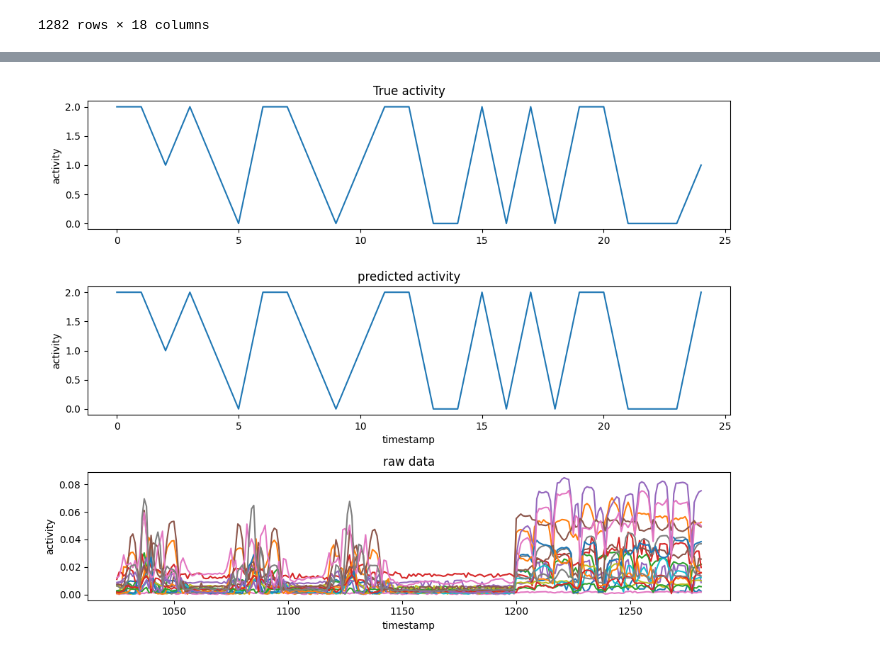
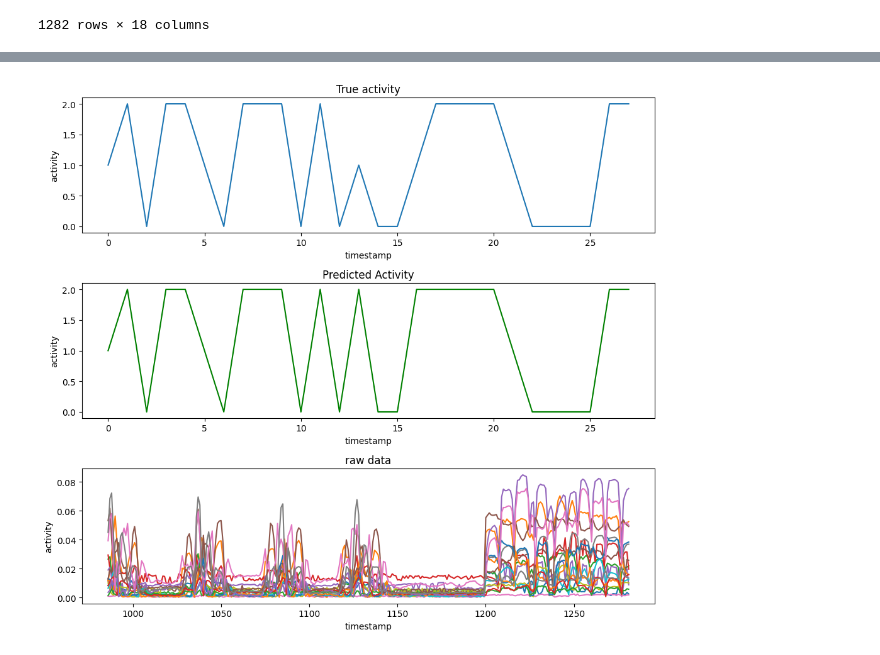
Before and after one commit to htsago/Sensorprobe, a Jupyter notebook: model_new.ipynb, the cells around one changed output, grey strips where cells are left out. Saved outputs shown, nothing was run; the diff lists cells and outputs as text; code cells hidden in the pictures.

```diff
--- a/model_new.ipynb
+++ b/model_new.ipynb
@@ -131,6 +137,14 @@ print(len(X_test))
+# %%
+X_train = np.array(X_train)
+X_test = np.array(X_test)
 # %%
 # Standardize features
 scaler = StandardScaler()
 X_train = scaler.fit_transform(X_train.reshape(-1, X.shape[1])).reshape(X_train.shape)
 X_test = scaler.transform(X_test.reshape(-1, X.shape[1])).reshape(X_test.shape)
+# %%
+X_train = np.array(X_train)
+y_train = np.array(y_train)
+X_test = np.array(X_test)
+y_test = np.array(y_test)
 # %%
@@ -143,3 +157,11 @@ model.add(Dense(num_classes, activation='softmax'))
+# %%
+# Build LSTM model
+import tensorflow as tf
+model = tf.keras.Sequential()
+model.add(tf.keras.layers.LSTM(32, input_shape=(window_size, X_train.shape[2]), return_sequences=True, activation='relu'))
+model.add(tf.keras.layers.Dropout(0.2))
+model.add(tf.keras.layers.LSTM(16, activation='relu'))
+model.add(tf.keras.layers.Dense(num_classes, activation='softmax'))
 # %%
 # Compile the model
 optimizer = Adam(learning_rate=0.001)
@@ -167,6 +189,8 @@ None
 # %%
 # Define Callbacks
 callbacks = [
-    EarlyStopping(monitor='val_loss', patience=10, restore_best_weights=True)
+
+    EarlyStopping(monitor='val_loss', patience=12, restore_best_weights=True),
+    ModelCheckpoint('best_model.h5', monitor='val_accuracy', save_best_only=True)
 ]
 # %%
@@ -264,40 +291,42 @@ Accuracy: 0.96
 # %%
 
-dd = X.iloc[1025:]
-plt.figure(figsize=(10, 8))
+dd = X.iloc[986:]
 
-# Kombinierte vorhergesagte Labels
+plt.figure(figsize=(10, 9))
+
+# combined predicted activity
 combined_true_labels = y_true_labels
 combined_pred_labels = []
 
 for pred_labels in y_pred_labels:
     if np.isscalar(pred_labels):
         pred_labels = np.array([pred_labels])
     combined_pred_labels.extend(pred_labels)
 
 combined_pred_labels = np.array(combined_pred_labels)
 
 # Subplot 1: True activity
 plt.subplot(3, 1, 1)
 plt.plot(combined_true_labels)
 plt.title("True activity")
-plt.ylabel("activity")
-
-# Subplot 2: Vorhergesagte Aktivität
-plt.subplot(3, 1, 2)
-plt.plot(combined_pred_labels)
-plt.title("predicted activity")
 plt.xlabel("timestamp")
 plt.ylabel("activity")
 
-# Subplot 3: Rohdaten
+# Subplot 2: predicted activity
+plt.subplot(3, 1, 2)
+plt.plot(combined_pred_labels,color='green')
+plt.title("Predicted Activity")
+plt.xlabel("timestamp")
+plt.ylabel("activity")
+
+# Subplot 3: raw data
 plt.subplot(3, 1, 3)
 plt.plot(dd)
 plt.title("raw data")
 plt.xlabel("timestamp")
 plt.ylabel("activity")
 
 plt.tight_layout()
 plt.show()
 # %% [output]
-[figure, old version]
+[figure, new version]
```
Also changed, not shown: parts of 25 cells of this notebook, 12 other files.
